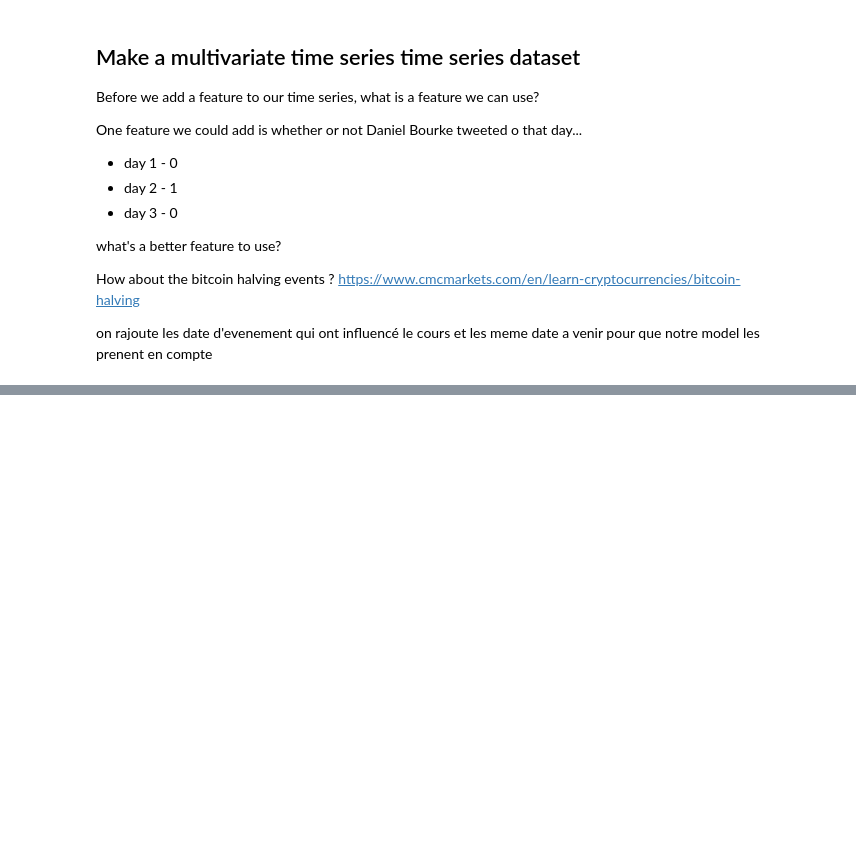
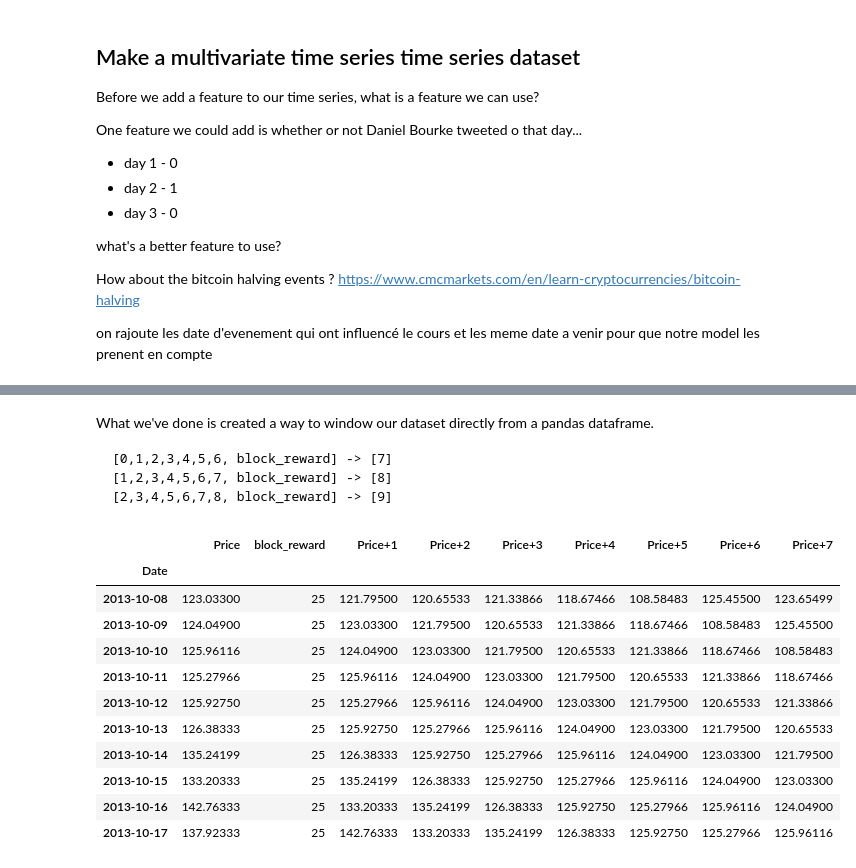
Before and after one commit to jrassoul/TensorFlow_Developer_Certificate_ZTM, a Jupyter notebook: 10_time_series_forecasting_with_tensorflow/10_time_series_forecasting_with_tensorflow.ipynb, the cells around one changed output, grey strips where cells are left out. Cells and saved outputs as stored; diff of their text form; code cells hidden in the pictures; blank space fills up the shorter version.

````diff
--- a/10_time_series_forecasting_with_tensorflow/10_time_series_forecasting_with_tensorflow.ipynb
+++ b/10_time_series_forecasting_with_tensorflow/10_time_series_forecasting_with_tensorflow.ipynb
@@ -1505,0 +1570,23 @@ Name: block_reward, Length: 2788, dtype: object
+# %% [markdown]
+What we've done is created a way to window our dataset directly from a pandas dataframe.
+
+```
+[0,1,2,3,4,5,6, block_reward] -> [7]
+[1,2,3,4,5,6,7, block_reward] -> [8]
+[2,3,4,5,6,7,8, block_reward] -> [9]
+```
+# %%
+bitcoin_prices_windowed.dropna().head(10)
+# %% [output]
+|  | Price | block_reward | Price+1 | Price+2 | Price+3 | Price+4 | Price+5 | Price+6 | Price+7 |
+| Date |  |  |  |  |  |  |  |  |  |
+| 2013-10-08 | 123.03300 | 25 | 121.79500 | 120.65533 | 121.33866 | 118.67466 | 108.58483 | 125.45500 | 123.65499 |
+| 2013-10-09 | 124.04900 | 25 | 123.03300 | 121.79500 | 120.65533 | 121.33866 | 118.67466 | 108.58483 | 125.45500 |
+| 2013-10-10 | 125.96116 | 25 | 124.04900 | 123.03300 | 121.79500 | 120.65533 | 121.33866 | 118.67466 | 108.58483 |
+| 2013-10-11 | 125.27966 | 25 | 125.96116 | 124.04900 | 123.03300 | 121.79500 | 120.65533 | 121.33866 | 118.67466 |
+| 2013-10-12 | 125.92750 | 25 | 125.27966 | 125.96116 | 124.04900 | 123.03300 | 121.79500 | 120.65533 | 121.33866 |
+| 2013-10-13 | 126.38333 | 25 | 125.92750 | 125.27966 | 125.96116 | 124.04900 | 123.03300 | 121.79500 | 120.65533 |
+| 2013-10-14 | 135.24199 | 25 | 126.38333 | 125.92750 | 125.27966 | 125.96116 | 124.04900 | 123.03300 | 121.79500 |
+| 2013-10-15 | 133.20333 | 25 | 135.24199 | 126.38333 | 125.92750 | 125.27966 | 125.96116 | 124.04900 | 123.03300 |
+| 2013-10-16 | 142.76333 | 25 | 133.20333 | 135.24199 | 126.38333 | 125.92750 | 125.27966 | 125.96116 | 124.04900 |
+| 2013-10-17 | 137.92333 | 25 | 142.76333 | 133.20333 | 135.24199 | 126.38333 | 125.92750 | 125.27966 | 125.96116 |
````
Also changed, not shown: parts of 67 cells of this notebook.
